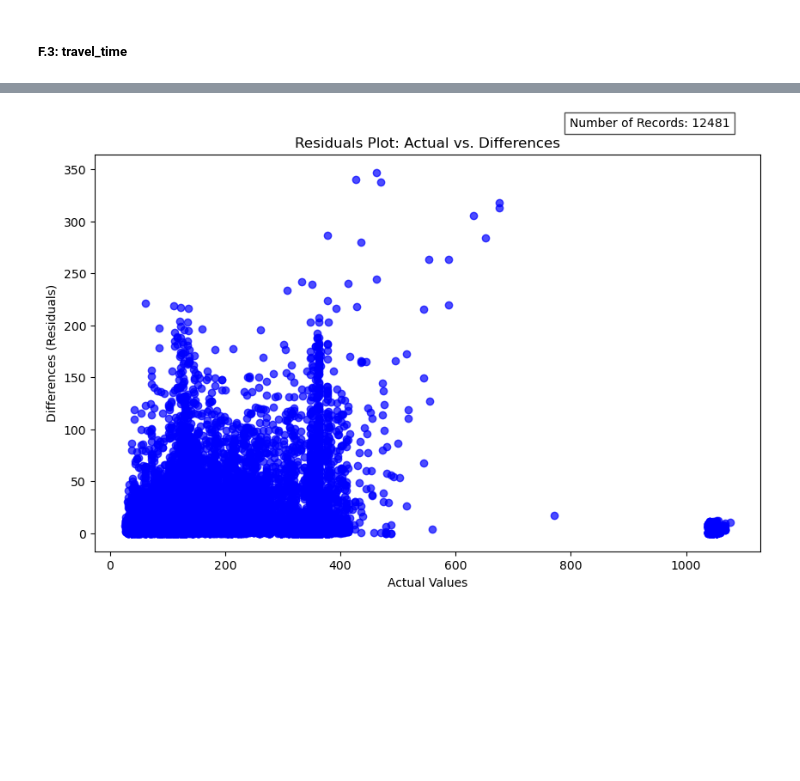
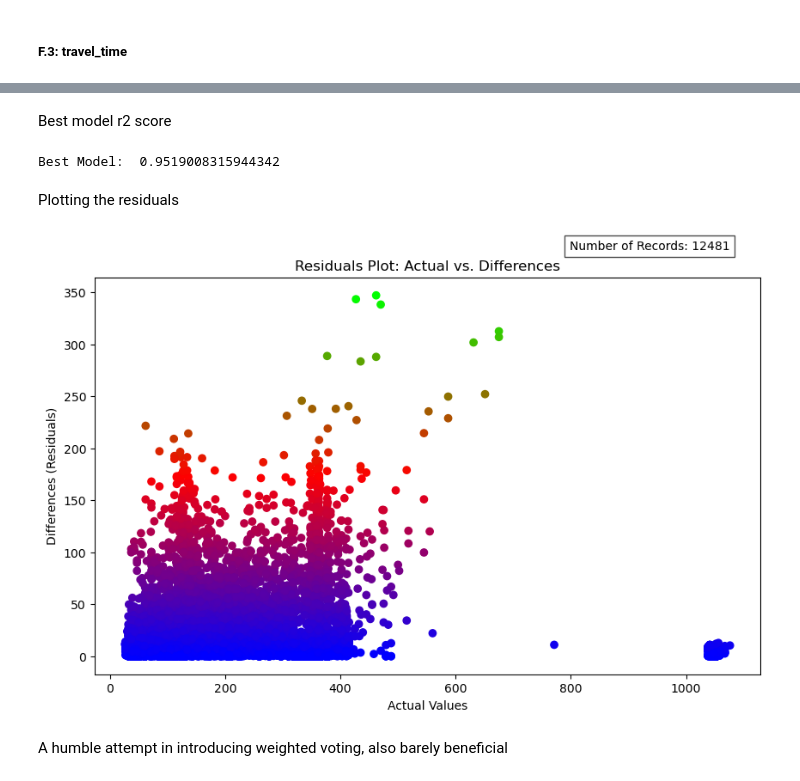
Before and after one commit to joss-thu/MLProj-GermanAirFares, a Jupyter notebook: German_Air_fares/ML_Project_AirFares.ipynb, the cells around one changed output, grey strips where cells are left out. Drawn from its saved outputs; the diff is of its cells as text; code cells hidden in the pictures; blank space fills up the shorter version.

Commit message:
Added RF Regressor

```diff
--- a/German_Air_fares/ML_Project_AirFares.ipynb
+++ b/German_Air_fares/ML_Project_AirFares.ipynb
@@ -286,3 +308,10 @@ df['travel_time'] =  df['travel_time'].apply(lambda x: round(x, 2))
 # %%
-df = df.drop(['scrape_date', 'departure_date', 'next_holiday', 'departure_time', 'arrival_time'],axis=1)
-df = df[['departure_city', 'arrival_city',	'departure_date_distance',	'departure_weekday', 'departure_time_hour', 'travel_time', 'days_until_holiday', 'airline',	'stops', 'price']]
+df = df.drop(['scrape_date', 'departure_date', 'next_holiday',
+             'departure_time', 'arrival_time'], axis=1)
+df = df[['departure_city', 'arrival_city',	'departure_date_distance',	'departure_weekday',
+         'departure_time_hour', 'travel_time', 'days_until_holiday', 'airline',	'stops', 'price']]
+y = df['price']
+X = df.drop(['price'], axis=1)
+
+X_train, X_test, y_train, y_test = train_test_split(
+    X, y, test_size=0.2, random_state=42)
@@ -356,0 +408,14 @@ Mean Absolute Error: 19.91910
+# %%
+regressor = RandomForestRegressor(
+        n_estimators=100, random_state=42, n_jobs=-3, oob_score=True, min_samples_leaf=1, min_samples_split=5)
+
+    # Train the regressor on the training data
+regressor.fit(X_train, y_train)
+
+# Make predictions on the testing set
+predictions = regressor.predict(X_test)
+
+mse = mean_squared_error(y_test, predictions)
+r2 = r2_score(y_test, predictions)
+
+print(mse, r2)
@@ -357,16 +483,33 @@ Mean Absolute Error: 19.91910
+# %% [markdown]
+Best model r2 score
+# %%
+print("Best Model: ", grid_search.best_estimator_.oob_score_)
+# %% [output]
+Best Model:  0.9519008315944342
+# %% [markdown]
+Plotting the residuals
 # %%
 differences = abs(predictions - y_test)
+
+
+# Calculate normalized differences for color mapping
+normalized_differences = differences / differences.max()
+
+# Map normalized differences to a colormap (e.g., red shades)
+colors = plt.cm.brg(normalized_differences)
 
 # Create a scatter plot of differences
 plt.figure(figsize=(10, 6))
 num_records = len(y_test)
 plt.text(max(y_test), 400, f'Number of Records: {num_records}', ha='right',
          va='top', color='black', fontsize=10, bbox=dict(facecolor='white', alpha=0.7))
-plt.scatter(y_test, differences, color='blue', alpha=0.7)
+plt.scatter(y_test, differences, color=colors, alpha=1)
 plt.title('Residuals Plot: Actual vs. Differences')
 plt.xlabel('Actual Values')
 plt.ylabel('Differences (Residuals)')
 
 plt.show()
 # %% [output]
-[figure, old version]
+[figure, new version]
+# %% [markdown]
+A humble attempt in introducing weighted voting, also barely beneficial
```
Also changed, not shown: parts of 16 cells of this notebook.
